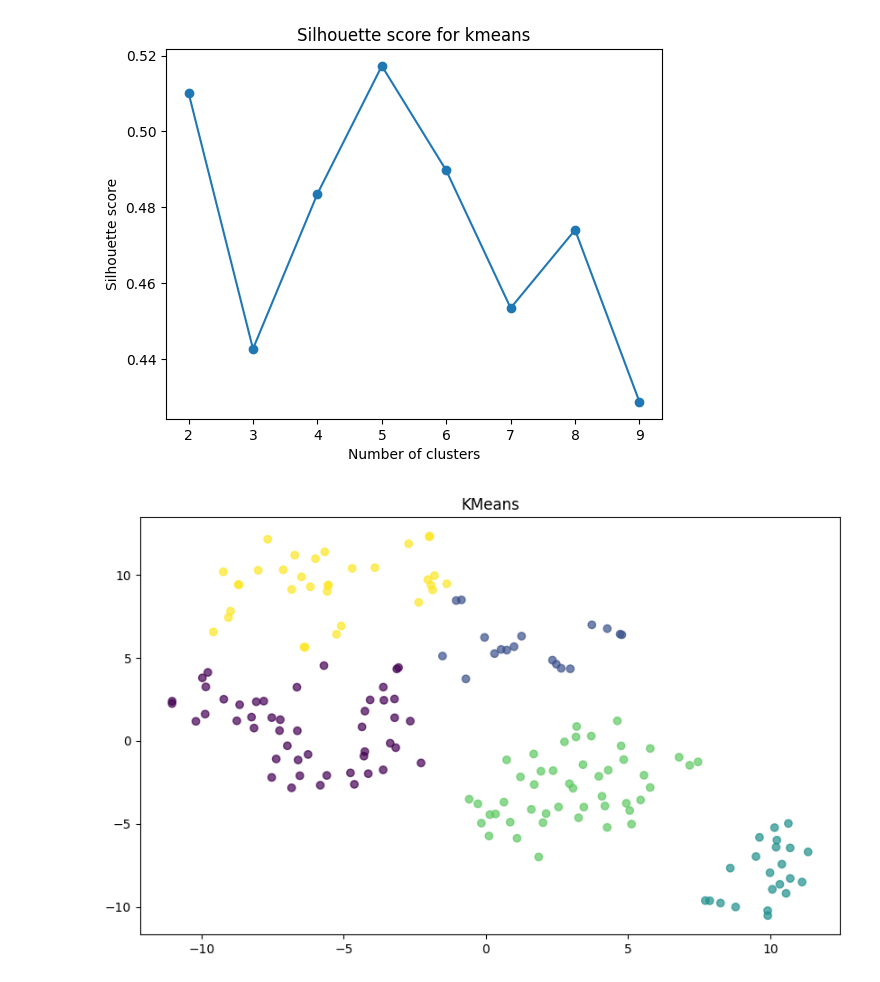
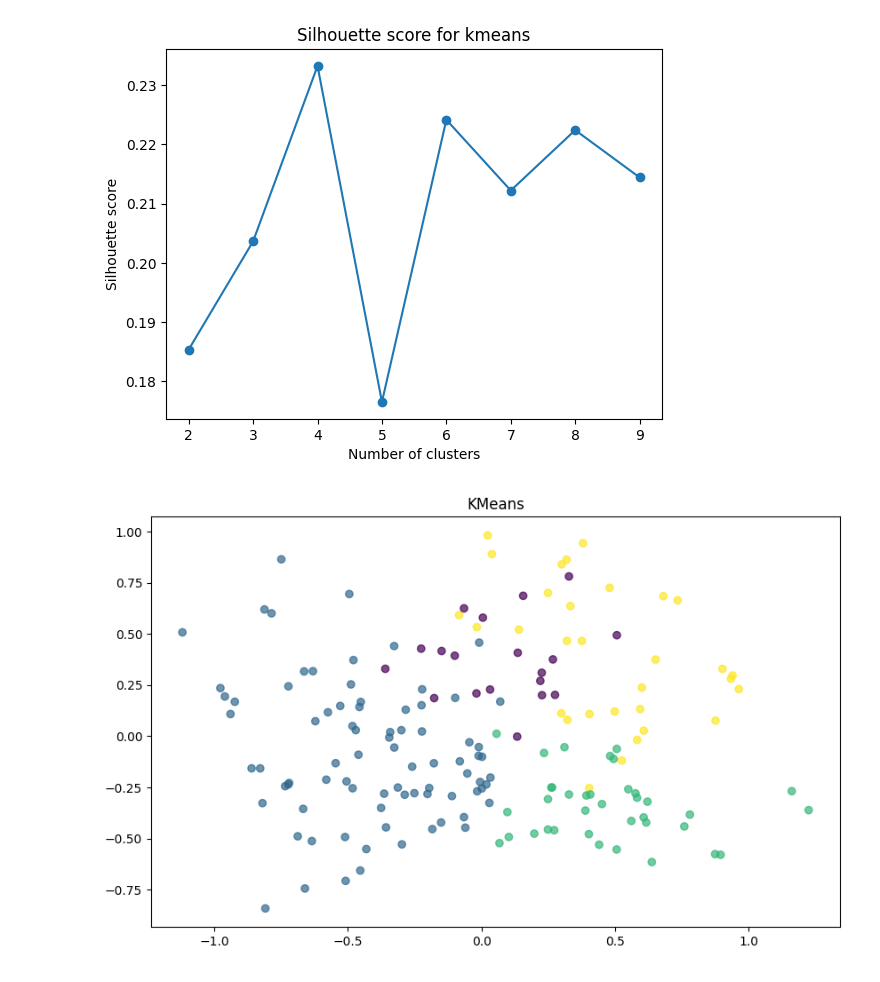
Before and after one commit to oscariolo/FinalMachineLearning, a Jupyter notebook: source/models/clustering.ipynb, the cells around one changed output. Saved outputs shown, nothing was run; the diff lists cells and outputs as text; code cells hidden in the pictures.

```diff
--- a/source/models/clustering.ipynb
+++ b/source/models/clustering.ipynb
@@ -10,7 +10,7 @@ from sklearn.decomposition import PCA
 from sklearn.manifold import TSNE
 # %%
 df = pd.read_csv("B.HEALTH_classification.csv")
-base_df = df.drop(columns=["subject","day"])
+base_df = df.drop(columns=["subject","day", "label"])
 # %%
 def cluster_ac(x, n_clusters):
     ac = AgglomerativeClustering(n_clusters=n_clusters, linkage='ward')
@@ -52,7 +52,7 @@ def reduce_df(X, n_components=2, how='pca'):
 x_normalized = normalize_data(base_df, how='minmax')
 
 # Reduce dimensions using TSNE
-x_reduced = reduce_df(x_normalized, n_components=3, how='tsne')
+x_reduced = reduce_df(x_normalized, n_components=10, how='pca')
 
 x_reduced_plot = reduce_df(x_normalized, n_components=2, how='tsne')
 
@@ -87,18 +87,18 @@ plt.xlabel('Number of clusters')
 plt.ylabel('Silhouette score')
 plt.show()
 # %% [output]
-[figure, old version]
+[figure, new version]
 # %%
 # Clusterize using KMeans
-kmeans_labels = cluster_kmeans(x_reduced, n_clusters=5)
+kmeans_labels = cluster_kmeans(x_reduced, n_clusters=4)
 
 # Show the results
 plt.figure(figsize=(10, 6))
 plt.scatter(x_reduced[:, 0], x_reduced[:, 1], c=kmeans_labels, alpha=0.7)
 plt.title('KMeans')
 plt.show()
 # %% [output]
-[figure, old version]
+[figure, new version]
 # %%
 # Print the data of the instances of each cluster from Kmeans
 for cluster_num in np.unique(kmeans_labels):
```
Also changed, not shown: parts of 8 cells of this notebook.
